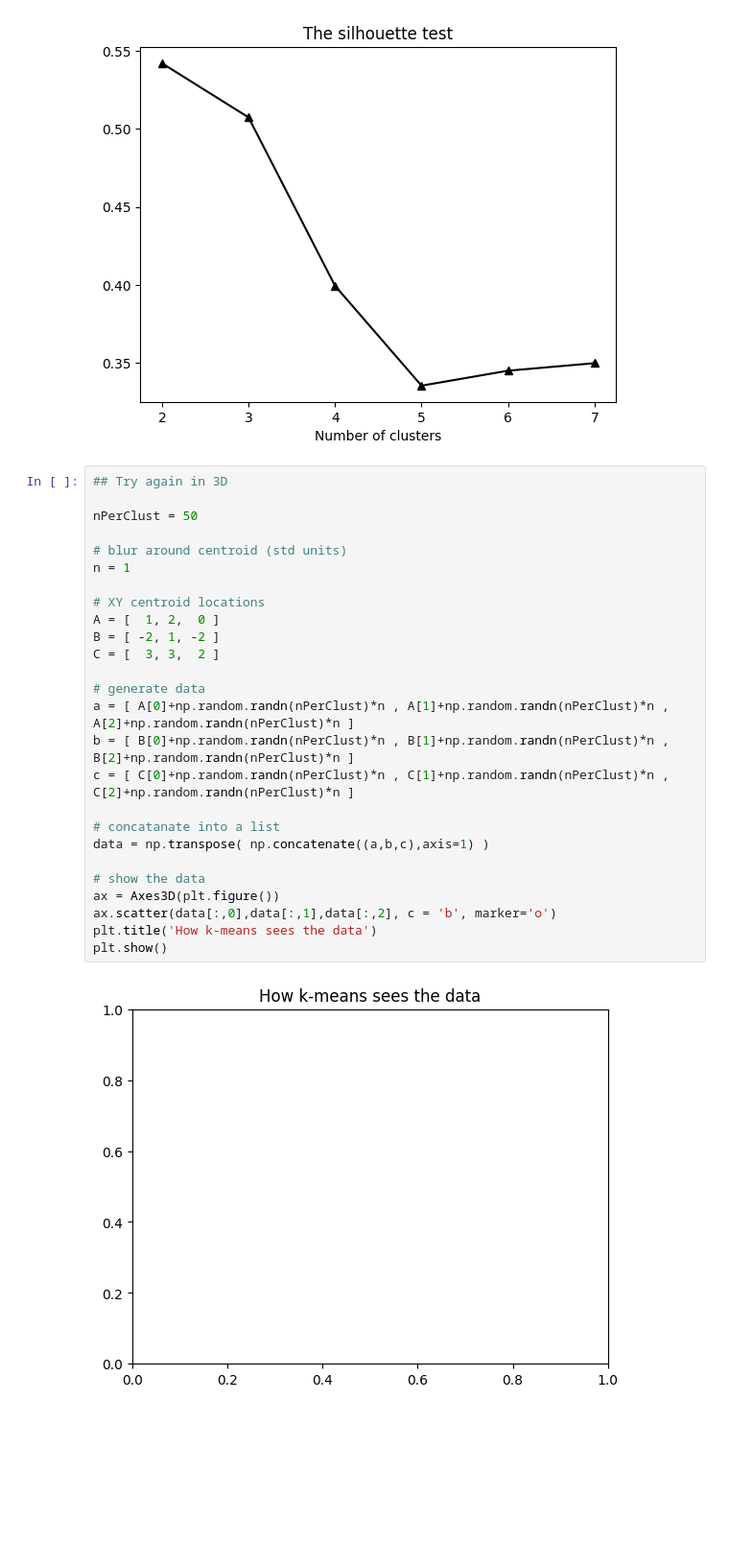
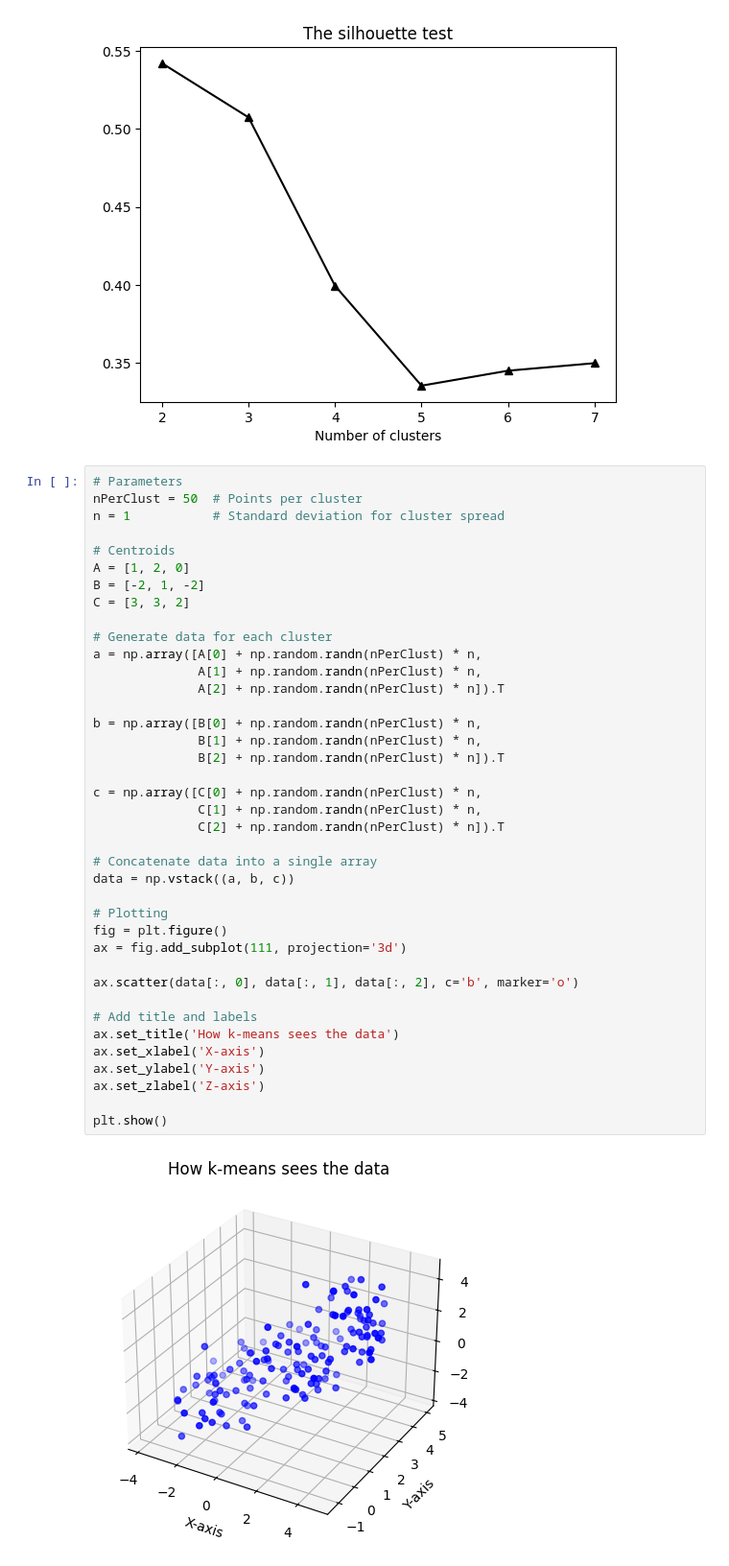
Before and after one commit to SiracencoSerghei/Statistics_and_ML, a Jupyter notebook: 3.2_clustering_dimension-reduction/stats_clusterdimred_kmeans.ipynb, the cells around one changed output. Shown at 96% size. Saved outputs shown, nothing was run; the diff lists cells and outputs as text; blank space fills up the shorter version.

Commit message:
k-means

```diff
--- a/3.2_clustering_dimension-reduction/stats_clusterdimred_kmeans.ipynb
+++ b/3.2_clustering_dimension-reduction/stats_clusterdimred_kmeans.ipynb
@@ -113,30 +113,43 @@ plt.show()
 [figure]
 [figure]
 # %%
-## Try again in 3D
+# Parameters
+nPerClust = 50  # Points per cluster
+n = 1           # Standard deviation for cluster spread
 
-nPerClust = 50
+# Centroids
+A = [1, 2, 0]
+B = [-2, 1, -2]
+C = [3, 3, 2]
 
-# blur around centroid (std units)
-n = 1
+# Generate data for each cluster
+a = np.array([A[0] + np.random.randn(nPerClust) * n,
+              A[1] + np.random.randn(nPerClust) * n,
+              A[2] + np.random.randn(nPerClust) * n]).T
 
-# XY centroid locations
-A = [  1, 2,  0 ]
-B = [ -2, 1, -2 ]
-C = [  3, 3,  2 ]
+b = np.array([B[0] + np.random.randn(nPerClust) * n,
+              B[1] + np.random.randn(nPerClust) * n,
+              B[2] + np.random.randn(nPerClust) * n]).T
 
-# generate data
-a = [ A[0]+np.random.randn(nPerClust)*n , A[1]+np.random.randn(nPerClust)*n , A[2]+np.random.randn(nPerClust)*n ]
-b = [ B[0]+np.random.randn(nPerClust)*n , B[1]+np.random.randn(nPerClust)*n , B[2]+np.random.randn(nPerClust)*n ]
-c = [ C[0]+np.random.randn(nPerClust)*n , C[1]+np.random.randn(nPerClust)*n , C[2]+np.random.randn(nPerClust)*n ]
+c = np.array([C[0] + np.random.randn(nPerClust) * n,
+              C[1] + np.random.randn(nPerClust) * n,
+              C[2] + np.random.randn(nPerClust) * n]).T
 
-# concatanate into a list
-data = np.transpose( np.concatenate((a,b,c),axis=1) )
+# Concatenate data into a single array
+data = np.vstack((a, b, c))
 
-# show the data
-ax = Axes3D(plt.figure())
-ax.scatter(data[:,0],data[:,1],data[:,2], c = 'b', marker='o')
-plt.title('How k-means sees the data')
+# Plotting
+fig = plt.figure()
+ax = fig.add_subplot(111, projection='3d')
+
+ax.scatter(data[:, 0], data[:, 1], data[:, 2], c='b', marker='o')
+
+# Add title and labels
+ax.set_title('How k-means sees the data')
+ax.set_xlabel('X-axis')
+ax.set_ylabel('Y-axis')
+ax.set_zlabel('Z-axis')
+
 plt.show()
 # %% [output]
-[figure, old version]
+[figure, new version]
```
Also changed, not shown: parts of 2 cells of this notebook.
